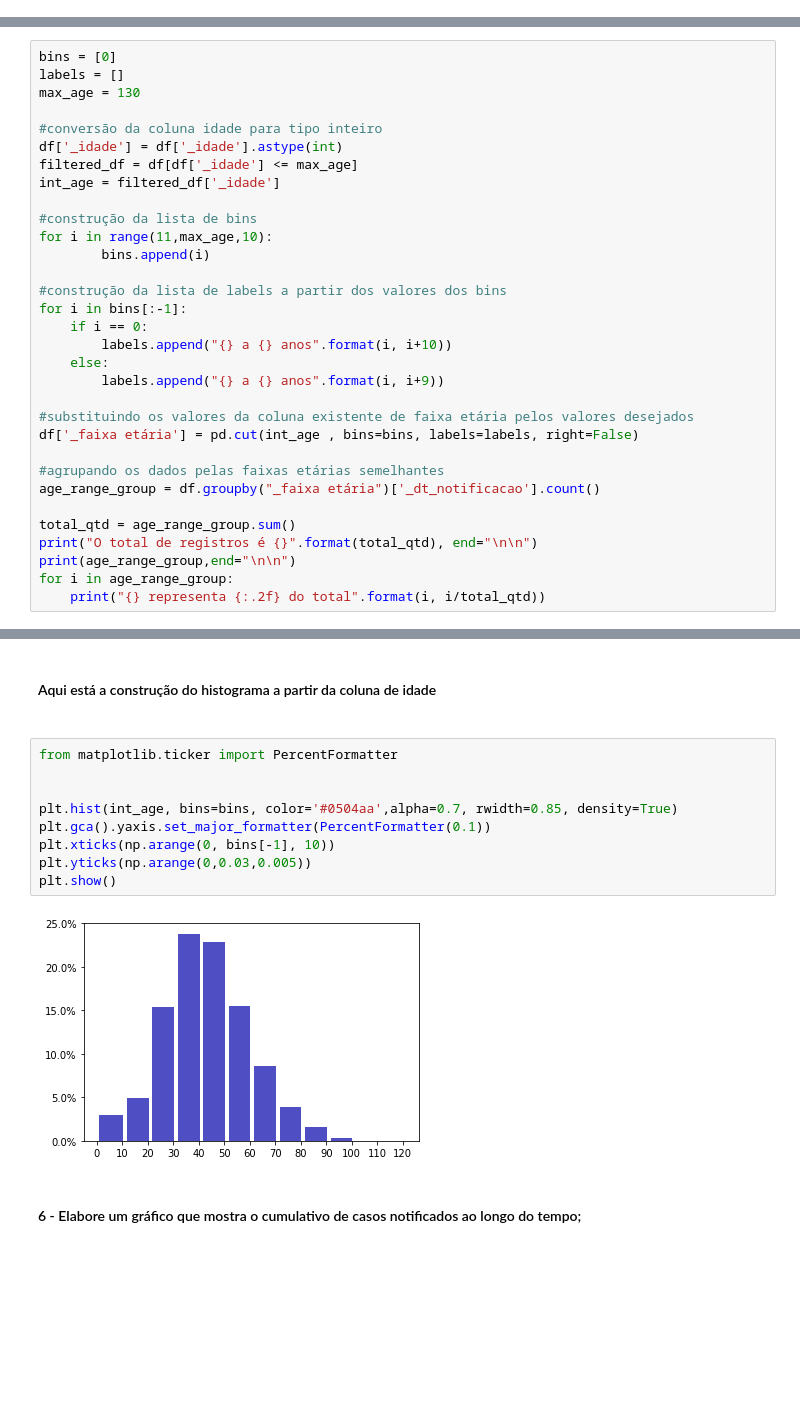
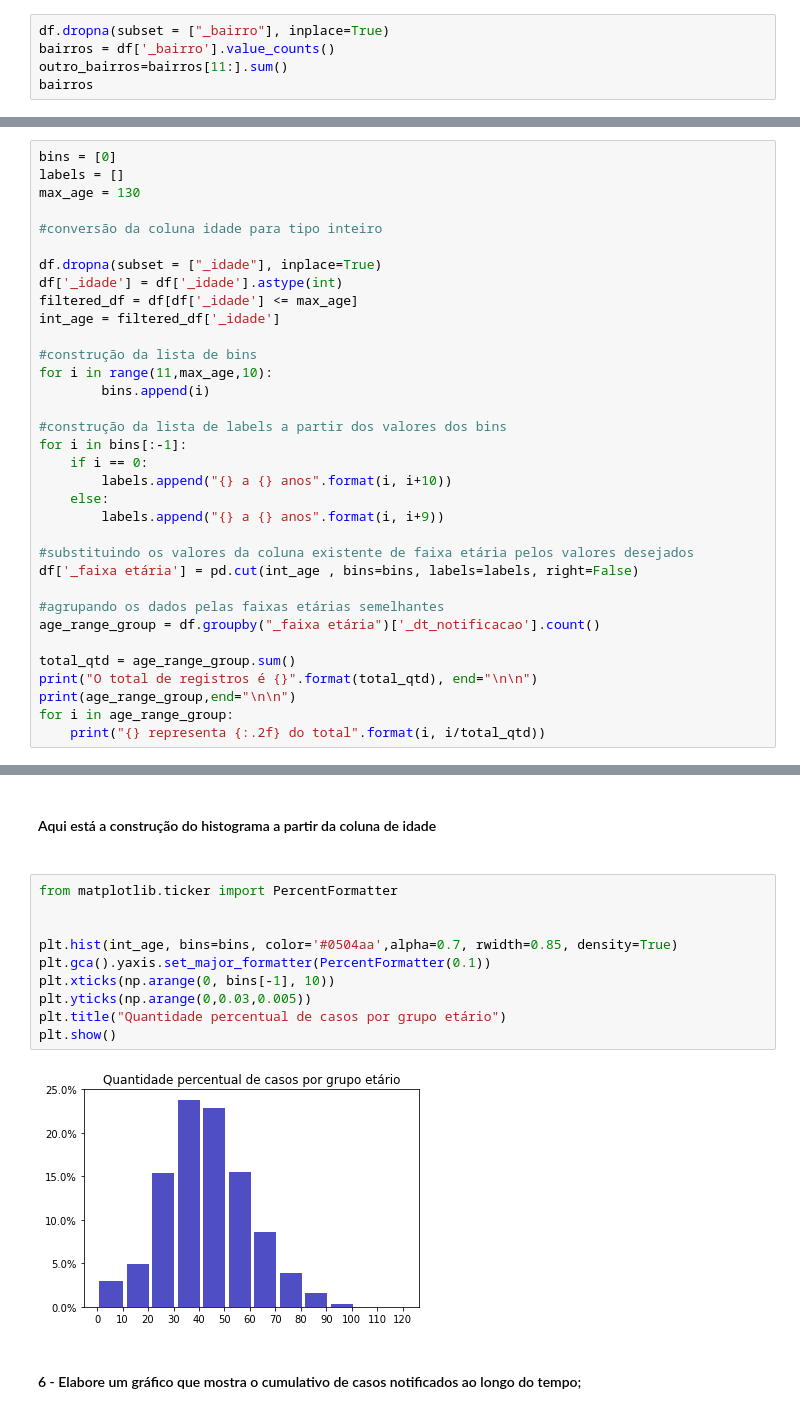
Before and after one commit to delrickOliveira/rna_2021.1_aa1.2, a Jupyter notebook: aa1.2.ipynb, the cells around one changed output, grey strips where cells are left out. Drawn from its saved outputs; the diff is of its cells as text; blank space fills up the shorter version.

```diff
--- a/aa1.2.ipynb
+++ b/aa1.2.ipynb
@@ -193,0 +182,5 @@ Name: _bairro, Length: 2629, dtype: int64
+# %%
+df.dropna(subset = ["_bairro"], inplace=True)
+bairros = df['_bairro'].value_counts()
+outro_bairros=bairros[11:].sum()
+bairros
@@ -339,6 +345,8 @@ labels = []
 max_age = 130
 
 #conversão da coluna idade para tipo inteiro
+
+df.dropna(subset = ["_idade"], inplace=True)
 df['_idade'] = df['_idade'].astype(int)
 filtered_df = df[df['_idade'] <= max_age]
 int_age = filtered_df['_idade']
@@ -388,14 +396,15 @@ _faixa etária
 # %%
 from matplotlib.ticker import PercentFormatter
 
 
 plt.hist(int_age, bins=bins, color='#0504aa',alpha=0.7, rwidth=0.85, density=True)
 plt.gca().yaxis.set_major_formatter(PercentFormatter(0.1))
 plt.xticks(np.arange(0, bins[-1], 10))
 plt.yticks(np.arange(0,0.03,0.005))
+plt.title("Quantidade percentual de casos por grupo etário")
 plt.show()
 # %% [output]
-[figure, old version]
+[figure, new version]
 # %% [markdown]
 #### 6 - Elabore um gráfico que mostra o cumulativo de casos notificados ao longo do tempo;
 # %% [markdown]
```
Also changed, not shown: parts of 15 cells of this notebook.
